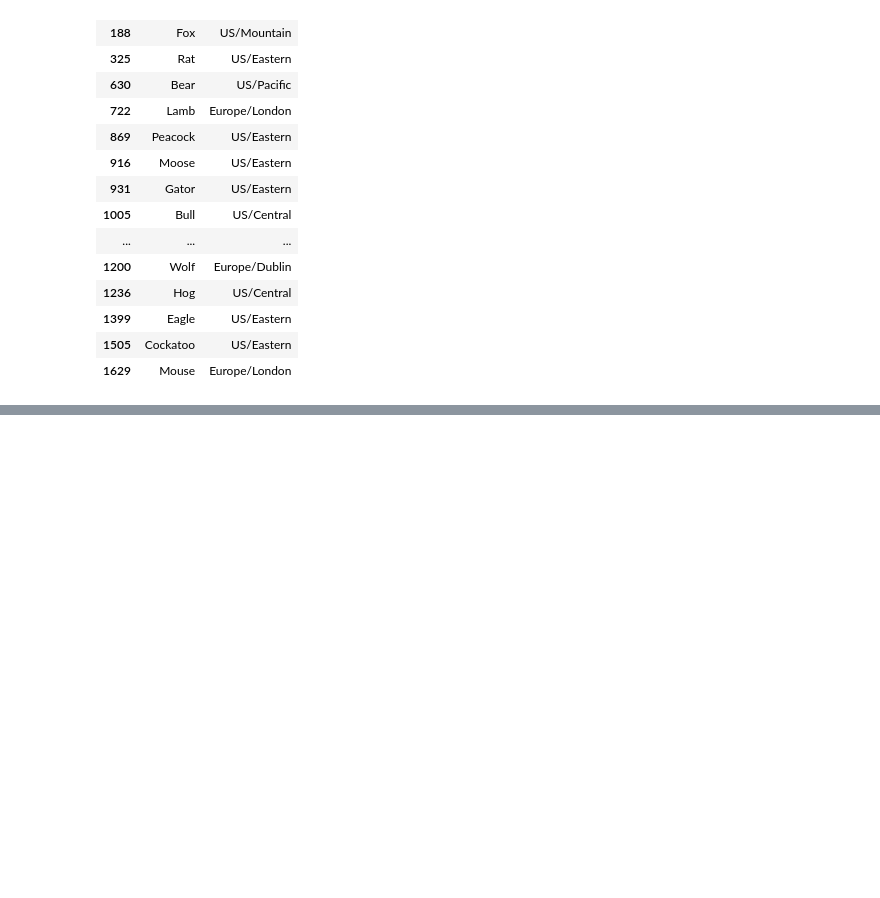
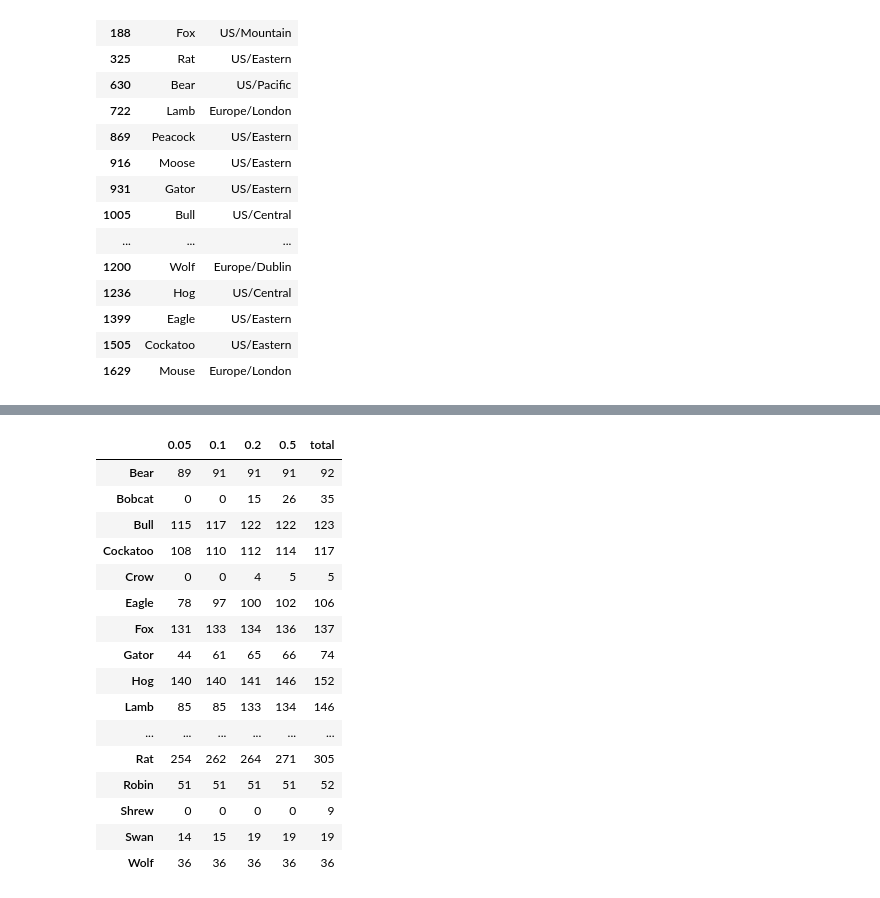
Before and after one commit to sevilkhojasteh/building-energy-trust, a Jupyter notebook: notebooks/01_explore.ipynb, the cells around one changed output, grey strips where cells are left out. Saved outputs shown, nothing was run; the diff lists cells and outputs as text; code cells hidden in the pictures; blank space fills up the shorter version.

```diff
--- a/notebooks/01_explore.ipynb
+++ b/notebooks/01_explore.ipynb
@@ -112,0 +177,3 @@ sum(df[["site_id","timezone"]].drop_duplicates().value_counts())
+# %%
+missing_2017 = df_elec.loc["2017"].isna().mean()
+# missing_2017
@@ -112,0 +238,29 @@ sum(df[["site_id","timezone"]].drop_duplicates().value_counts())
+# %%
+totalsite = missing_2017.index.str.split("_").str[0]
+total = missing_2017.groupby(site).size()
+rows = {}
+for t in [0.05, 0.10, 0.20, 0.50]:
+    kept = missing_2017[missing_2017 <= t]                      # keep buildings with missing <= t
+    kept_site = kept.index.str.split("_").str[0]
+    rows[t] = kept.groupby(kept_site).size().reindex(total.index, fill_value=0)
+table = pd.DataFrame(rows)
+table["total"] = total
+table
+# %% [output]
+|  | 0.05 | 0.1 | 0.2 | 0.5 | total |
+| Bear | 89 | 91 | 91 | 91 | 92 |
+| Bobcat | 0 | 0 | 15 | 26 | 35 |
+| Bull | 115 | 117 | 122 | 122 | 123 |
+| Cockatoo | 108 | 110 | 112 | 114 | 117 |
+| Crow | 0 | 0 | 4 | 5 | 5 |
+| Eagle | 78 | 97 | 100 | 102 | 106 |
+| Fox | 131 | 133 | 134 | 136 | 137 |
+| Gator | 44 | 61 | 65 | 66 | 74 |
+| Hog | 140 | 140 | 141 | 146 | 152 |
+| Lamb | 85 | 85 | 133 | 134 | 146 |
+| ... | ... | ... | ... | ... | ... |
+| Rat | 254 | 262 | 264 | 271 | 305 |
+| Robin | 51 | 51 | 51 | 51 | 52 |
+| Shrew | 0 | 0 | 0 | 0 | 9 |
+| Swan | 14 | 15 | 19 | 19 | 19 |
+| Wolf | 36 | 36 | 36 | 36 | 36 |
```
Also changed, not shown: parts of 20 cells of this notebook.
